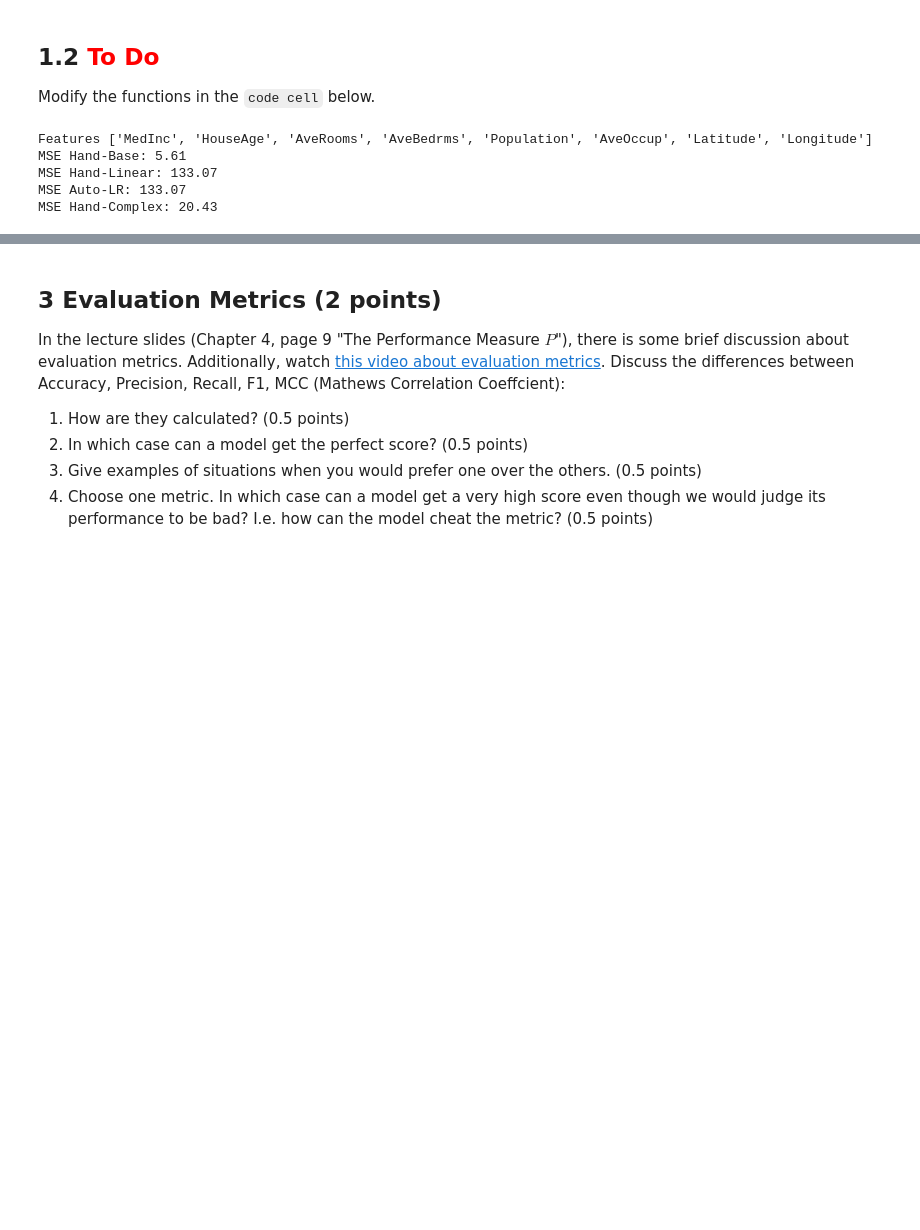
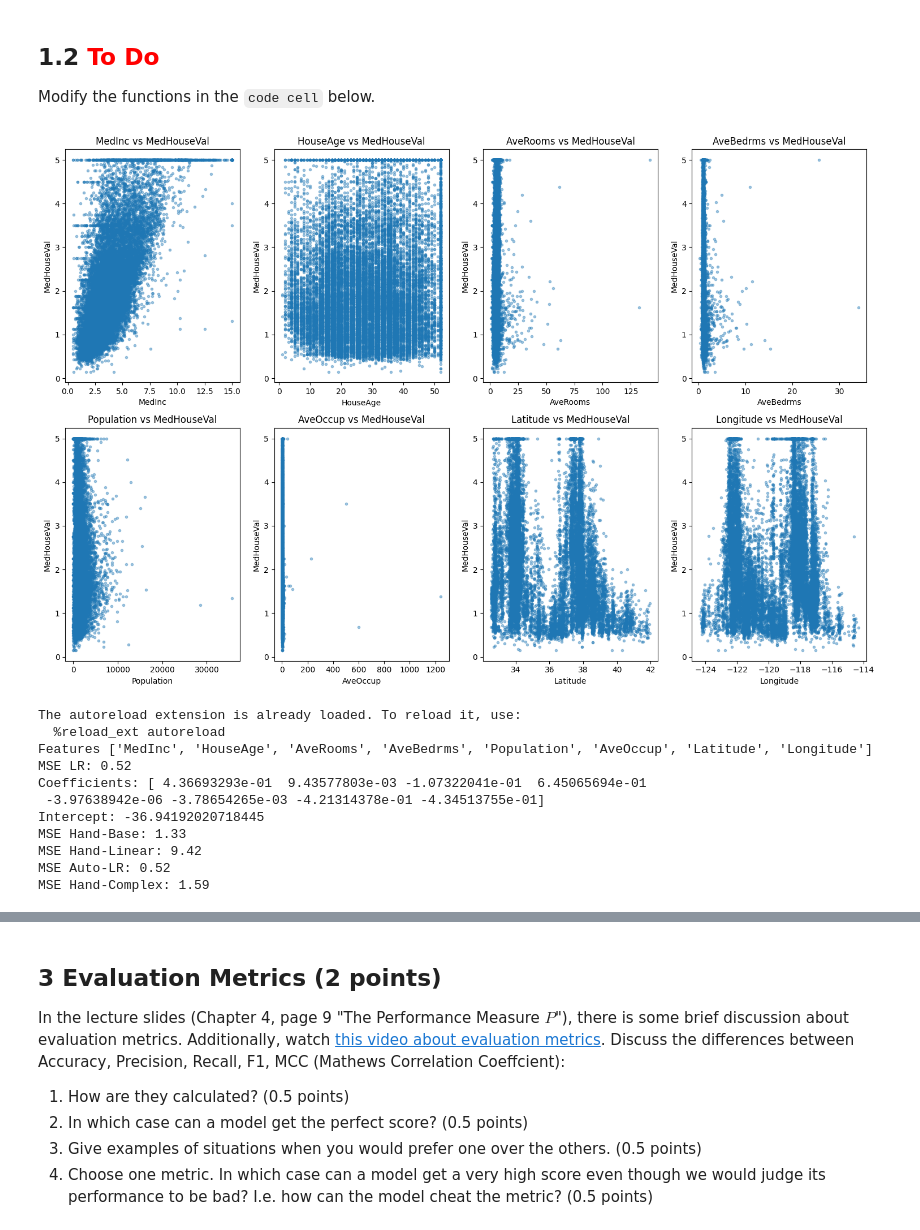
Before and after one commit to WilliamPLaCroix/NNIA-assignments, a Jupyter notebook: a4/PhilippHawlitschek_7043167_WilliamLaCroix_7038732.ipynb, the cells around one changed output, grey strips where cells are left out. Drawn from its saved outputs; the diff is of its cells as text; code cells hidden in the pictures; blank space fills up the shorter version.

Commit message:
1.2 regression

```diff
--- a/a4/PhilippHawlitschek_7043167_WilliamLaCroix_7038732.ipynb
+++ b/a4/PhilippHawlitschek_7043167_WilliamLaCroix_7038732.ipynb
@@ -97,51 +98,82 @@ Always comment on what led you to select the specific values.
 ## 1.2 <font color="red">To Do</font>
 
 Modify the functions in the `code cell` below.
+# %%
+# plot input variables vs target variable in scatter subplots\
+import matplotlib.pyplot as plt
+fix, ax = plt.subplots(2, 4, figsize=(15, 10))
+
+for i, variable in enumerate(dataset_frame.columns[:-1]):
+    ax[i//4, i%4].scatter(dataset_frame[variable], dataset_frame["MedHouseVal"], alpha=0.4, marker=".")
+    ax[i//4, i%4].set_xlabel(variable)
+    ax[i//4, i%4].set_ylabel("MedHouseVal")
+    ax[i//4, i%4].set_title(f"{variable} vs MedHouseVal")
+plt.tight_layout()
+plt.show()
+# %% [output]
+[figure, added]
 # %%
 %load_ext autoreload
 %autoreload 2
 
 from sklearn.datasets import fetch_california_housing
 from sklearn.metrics import mean_squared_error as mse
+from sklearn.linear_model import LinearRegression as LR
 
 housing = fetch_california_housing()
 housing_x = housing.data
 housing_y = housing.target
+housing_y_mean = housing_y.mean()
 
 print("Features", housing.feature_names)
 
 def hand_base(_x):
-  # TODO: choose better single value
-  return 0
+    # Expected value of the target variable with no parameters is just the average of the target variable
+    return housing_y_mean
 
 def hand_linear(x):
-  # TODO: make me better but only linearly
-  return 2*x[0]-0.5*x[1]-0.1
+    # TODO: make me better than the hand_base function
+    # How are we supposed to just guess this? I just adjusted single parameters wile the MSE kept getting lower...
+    return 1.8*x[0]-0.1*x[1]-0.6*x[2]-0.007*x[7]+0.1
 
-# TODO:
+# Linear model!
+linear_model = LR()
 # 1. Fit LinearRegression
+linear_model.fit(housing_x, housing_y)
 # 2. Report training MSE
+print(f"MSE LR: {mse(housing_y, linear_model.predict(housing_x)):.2f}")
 # 3. Examine the coefficients and intercept and use them for the `auto_linear` function
+parameters = linear_model.coef_
+print(f"Coefficients: {parameters}")
+intercept = linear_model.intercept_
+print(f"Intercept: {intercept}")
 # <https://scikit-learn.org/stable/modules/generated/sklearn.linear_model.LinearRegression.html>
 
 def auto_linear(x):
-  # TODO: use coefficients from your linear regression
-  return 2*x[0]-0.5*x[1]-0.1
+    # linear combination of input variables with parameters and intercept from the linear_model
+    return np.sum([parameter*input for parameter, input in zip(parameters, x)]) + intercept
 
 def hand_complex(x):
   # TODO: make me better than the auto_linear function
-  if x[0] < 0.5:
-    return 0.1*x[1]
+  if x[0] > 7 or x[2] > 15 or x[3] > 3 or x[4] > 10000: #or ((x[6] > 34 and x[6] < 37) or x[6] > 38):
+    return 0.5*x[0]-0.1*x[1]-0.1
   else:
-    return 0.2*x[1]
+    return housing_y_mean
+    #1.8*x[0]-0.1*x[1]-0.6*x[2]-0.007*x[7]+0.1 + 0.1*(x[6]-36)**2 + 0.5
 
 print(f"MSE Hand-Base: {mse(housing_y, [hand_base(x) for x in housing_x]):.2f}")
 print(f"MSE Hand-Linear: {mse(housing_y, [hand_linear(x) for x in housing_x]):.2f}")
 print(f"MSE Auto-LR: {mse(housing_y, [auto_linear(x) for x in housing_x]):.2f}")
 print(f"MSE Hand-Complex: {mse(housing_y, [hand_complex(x) for x in housing_x]):.2f}")
 # %% [output]
+The autoreload extension is already loaded. To reload it, use:
+  %reload_ext autoreload
 Features ['MedInc', 'HouseAge', 'AveRooms', 'AveBedrms', 'Population', 'AveOccup', 'Latitude', 'Longitude']
-MSE Hand-Base: 5.61
-MSE Hand-Linear: 133.07
-MSE Auto-LR: 133.07
-MSE Hand-Complex: 20.43
+MSE LR: 0.52
+Coefficients: [ 4.36693293e-01  9.43577803e-03 -1.07322041e-01  6.45065694e-01
+ -3.97638942e-06 -3.78654265e-03 -4.21314378e-01 -4.34513755e-01]
+Intercept: -36.94192020718445
+MSE Hand-Base: 1.33
+MSE Hand-Linear: 9.42
+MSE Auto-LR: 0.52
+MSE Hand-Complex: 1.59
```
Also changed, not shown: parts of 4 cells of this notebook.
